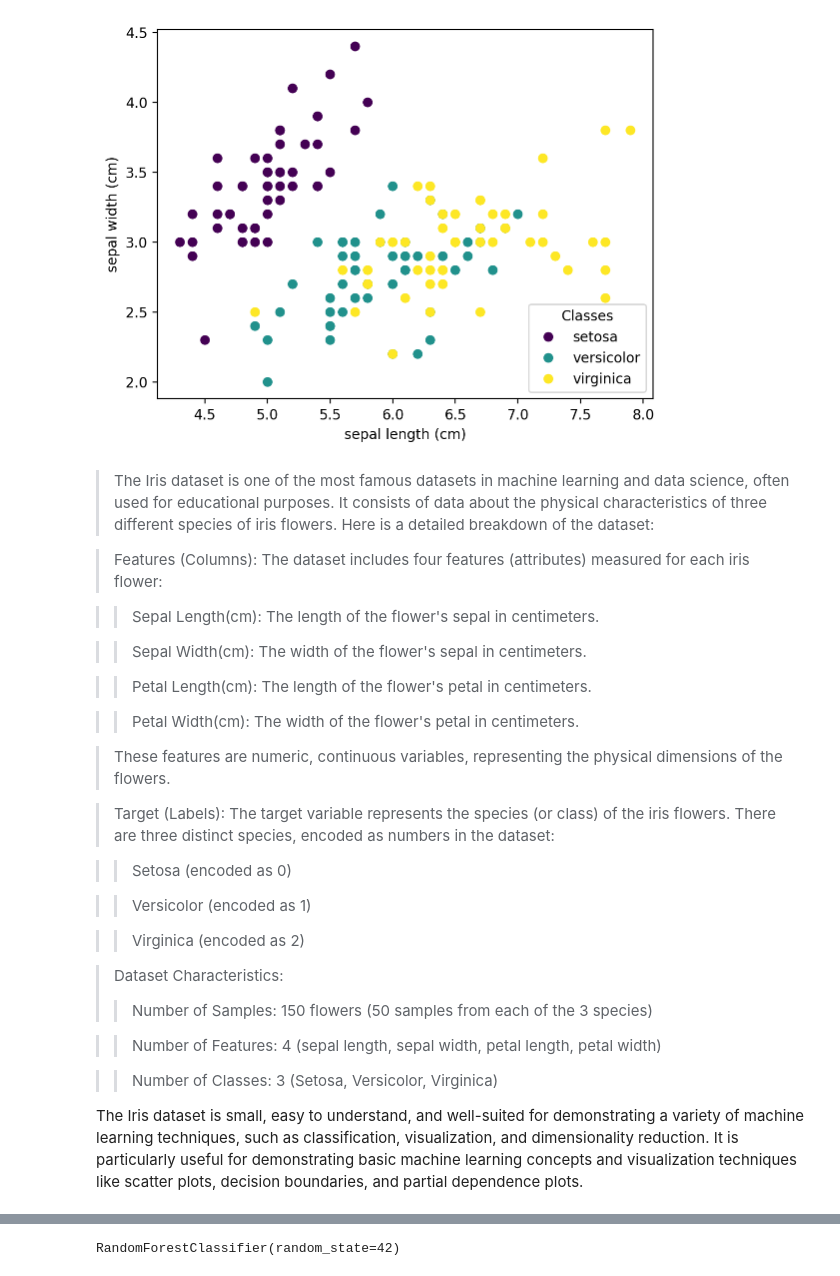
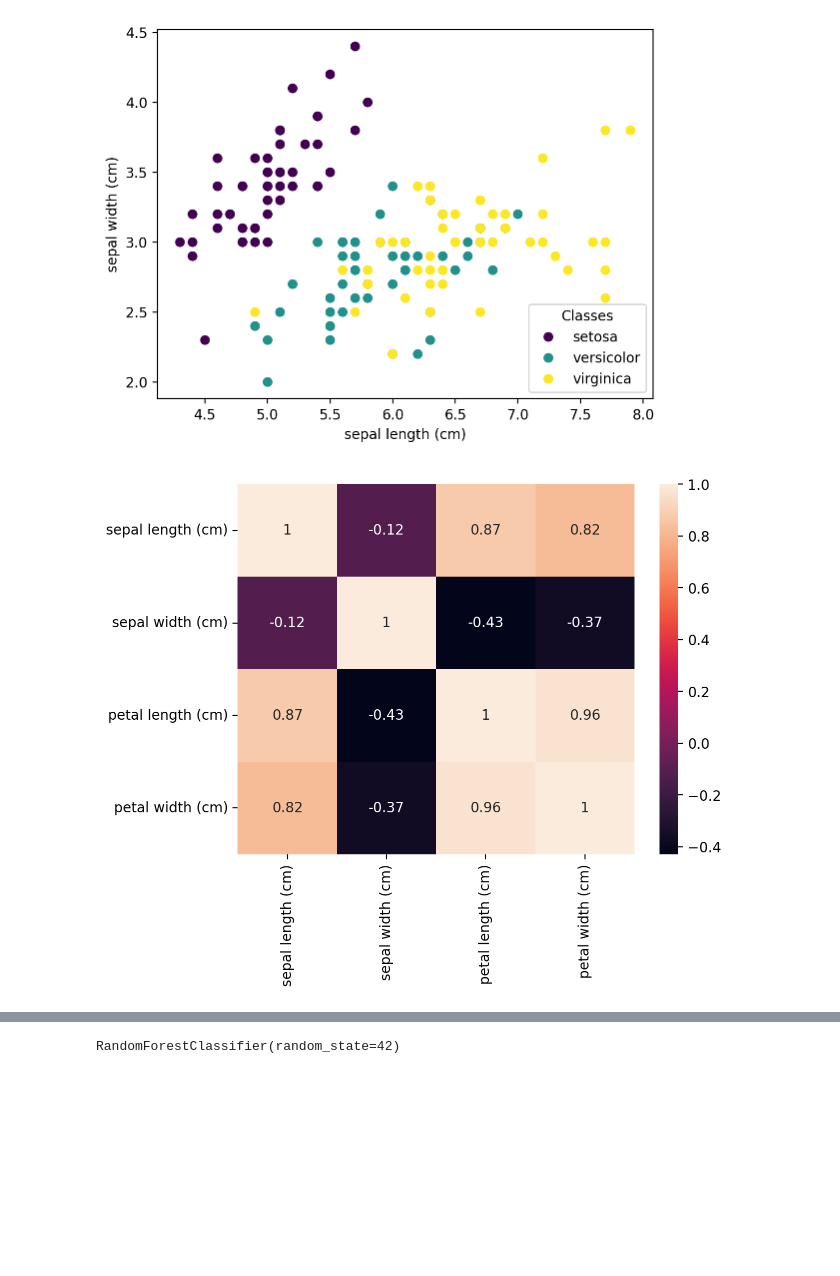
Before and after one commit to BobZhang26/AIPI-590--XAI-Assignment-6, a Jupyter notebook: AIPI_590_XAI_Assignment_6.ipynb, the cells around one changed output, grey strips where cells are left out. Saved outputs shown, nothing was run; the diff lists cells and outputs as text; code cells hidden in the pictures; blank space fills up the shorter version.

```diff
--- a/AIPI_590_XAI_Assignment_6.ipynb
+++ b/AIPI_590_XAI_Assignment_6.ipynb
@@ -56,34 +69,10 @@ _ = ax.legend(
 )
 # %% [output]
 [figure]
-# %% [markdown]
-> The Iris dataset is one of the most famous datasets in machine learning and data science, often used for educational purposes. It consists of data about the physical characteristics of three different species of iris flowers. Here is a detailed breakdown of the dataset:
-
-> Features (Columns): The dataset includes four features (attributes) measured for each iris flower:
-
->> Sepal Length(cm): The length of the flower's sepal in centimeters.
-
->> Sepal Width(cm): The width of the flower's sepal in centimeters.
-
->> Petal Length(cm): The length of the flower's petal in centimeters.
-
->> Petal Width(cm): The width of the flower's petal in centimeters.
-
-> These features are numeric, continuous variables, representing the physical dimensions of the flowers.
-
-> Target (Labels): The target variable represents the species (or class) of the iris flowers. There are three distinct species, encoded as numbers in the dataset:
-
->> Setosa (encoded as 0)
-
->> Versicolor (encoded as 1)
-
->> Virginica (encoded as 2)
-
-> Dataset Characteristics:
->> Number of Samples: 150 flowers (50 samples from each of the 3 species)
-
->> Number of Features: 4 (sepal length, sepal width, petal length, petal width)
-
->> Number of Classes: 3 (Setosa, Versicolor, Virginica)
-
-The Iris dataset is small, easy to understand, and well-suited for demonstrating a variety of machine learning techniques, such as classification, visualization, and dimensionality reduction. It is particularly useful for demonstrating basic machine learning concepts and visualization techniques like scatter plots, decision boundaries, and partial dependence plots.
+# %%
+# perform correlation analysis
+corr_matrix = pd.DataFrame(iris.data, columns=iris.feature_names).corr()
+sns.heatmap(corr_matrix, annot=True)
+plt.show()
+# %% [output]
+[figure, added]
```
Also changed, not shown: parts of 4 cells of this notebook.
